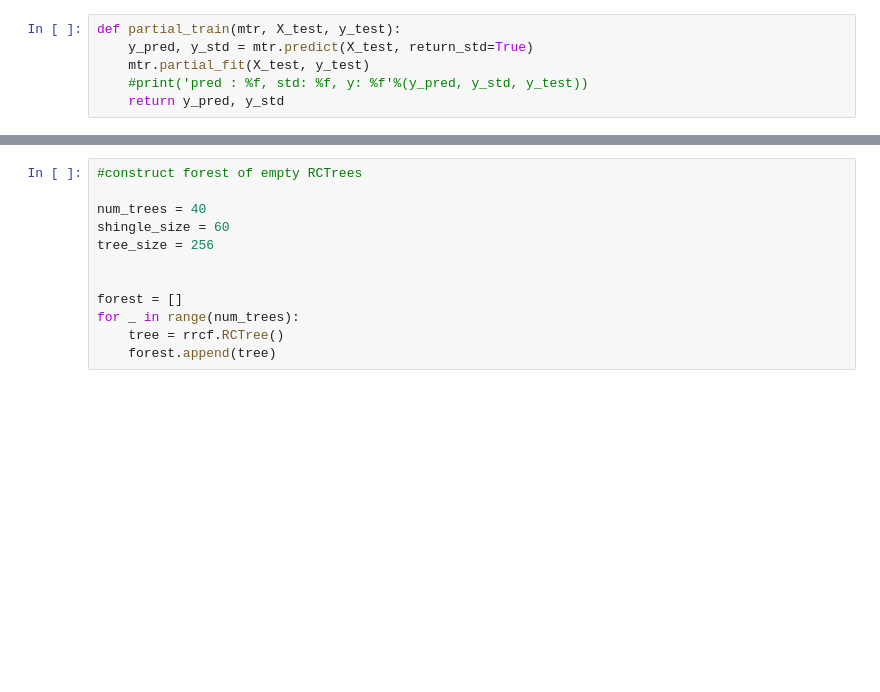
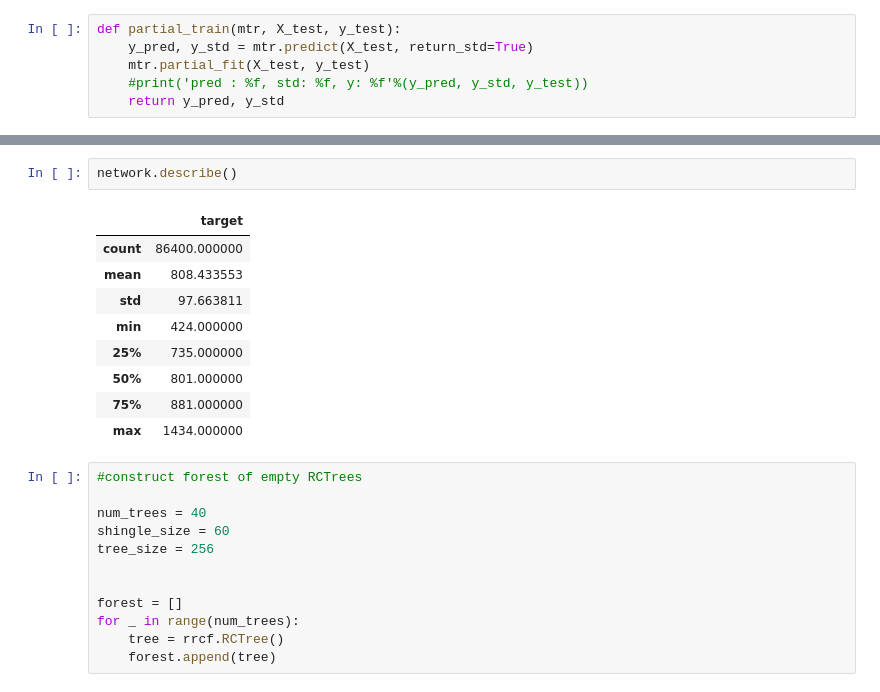
Before and after one commit to nywoo-o/Statistics, a Jupyter notebook: real_time_Mondrian_with_RRCF.ipynb, the cells around one changed output, grey strips where cells are left out. Saved outputs shown, nothing was run; the diff lists cells and outputs as text; blank space fills up the shorter version.

```diff
--- a/real_time_Mondrian_with_RRCF.ipynb
+++ b/real_time_Mondrian_with_RRCF.ipynb
@@ -45,3 +45,15 @@ network.plot()
+# %%
+network.describe()
+# %% [output]
+|  | target |
+| count | 86400.000000 |
+| mean | 808.433553 |
+| std | 97.663811 |
+| min | 424.000000 |
+| 25% | 735.000000 |
+| 50% | 801.000000 |
+| 75% | 881.000000 |
+| max | 1434.000000 |
 # %%
 #construct forest of empty RCTrees
 
```
Also changed, not shown: parts of 15 cells of this notebook.
